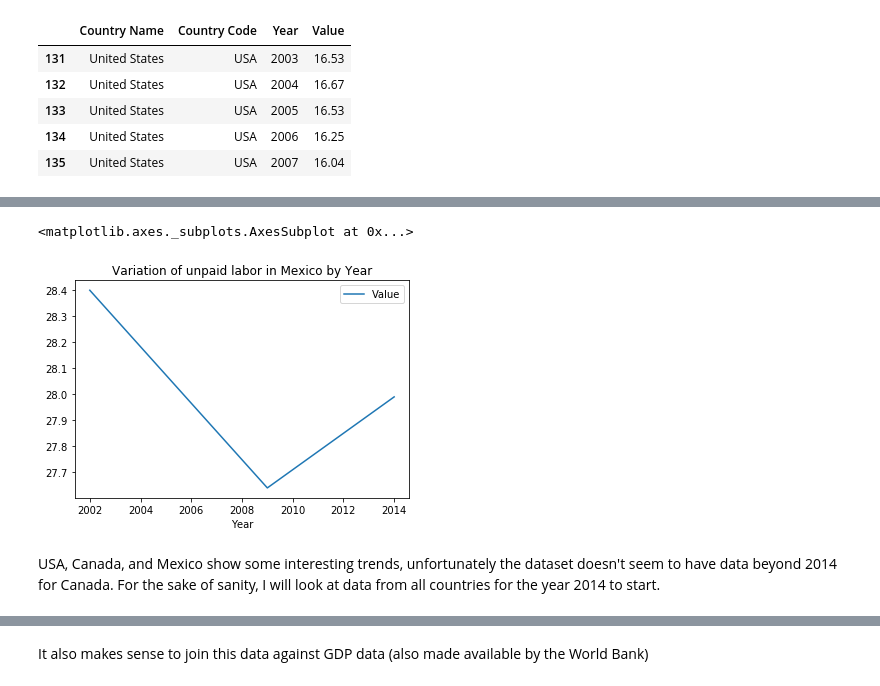
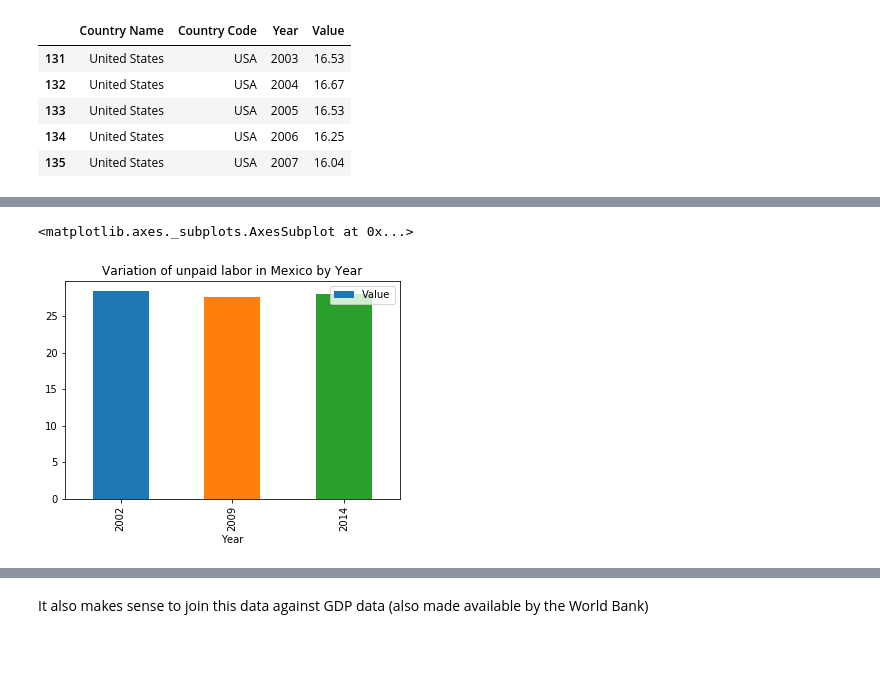
Before and after one commit to anusreeb/unpaid-labor-women, a Jupyter notebook: Unpaid_labor_investigation.ipynb, the cells around one changed output, grey strips where cells are left out. Saved outputs shown, nothing was run; the diff lists cells and outputs as text; code cells hidden in the pictures; blank space fills up the shorter version.

```diff
--- a/Unpaid_labor_investigation.ipynb
+++ b/Unpaid_labor_investigation.ipynb
@@ -60,7 +44,5 @@ df_na[df_na['Country Code']=='CAN'].plot(x='Year',y='Value',title='Variation of
 # %%
-df_na[df_na['Country Code']=='MEX'].plot(x='Year',y='Value',title='Variation of unpaid labor in Mexico by Year')
+data[data['Country Code']=='MEX'].plot(x='Year',y='Value',title='Variation of unpaid labor in Mexico by Year',kind='bar')
 # %% [output]
 <matplotlib.axes._subplots.AxesSubplot at 0x...>
-[figure, old version]
+[figure, new version]
-# %% [markdown]
-USA, Canada, and Mexico show some interesting trends, unfortunately the dataset doesn't seem to have data beyond 2014 for Canada. For the sake of sanity, I will look at data from all countries for the year 2014 to start.
```
Also changed, not shown: parts of 16 cells of this notebook.
